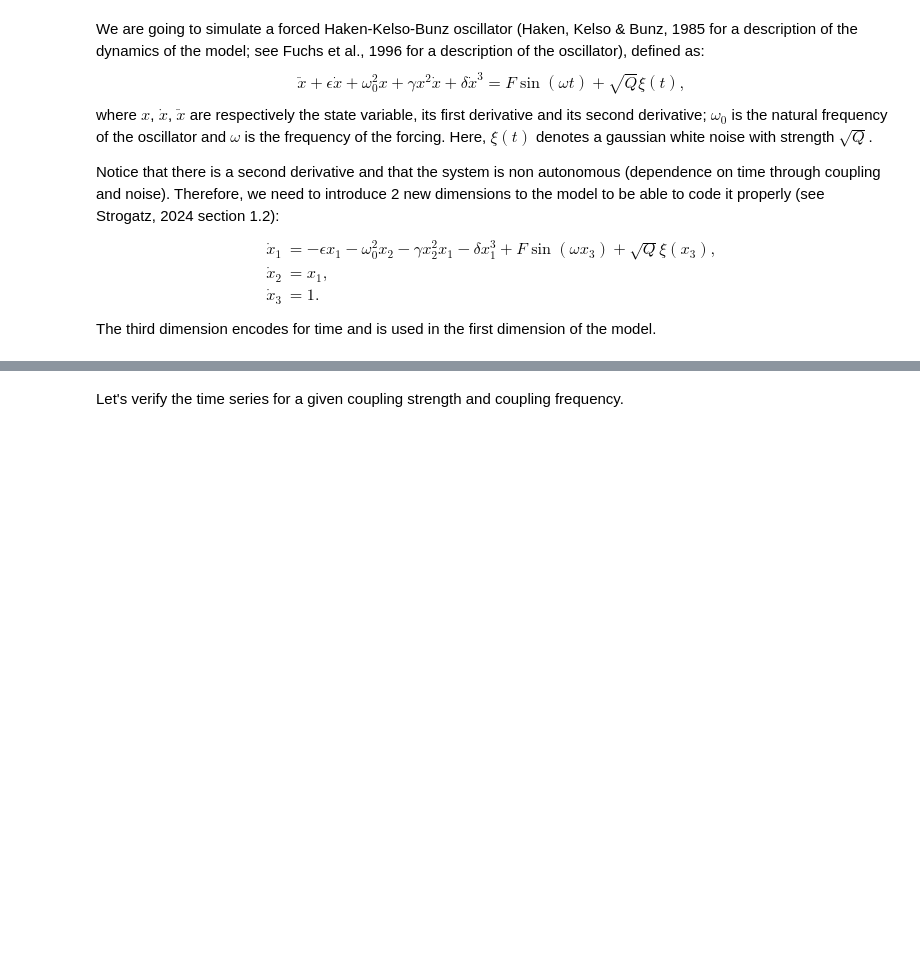
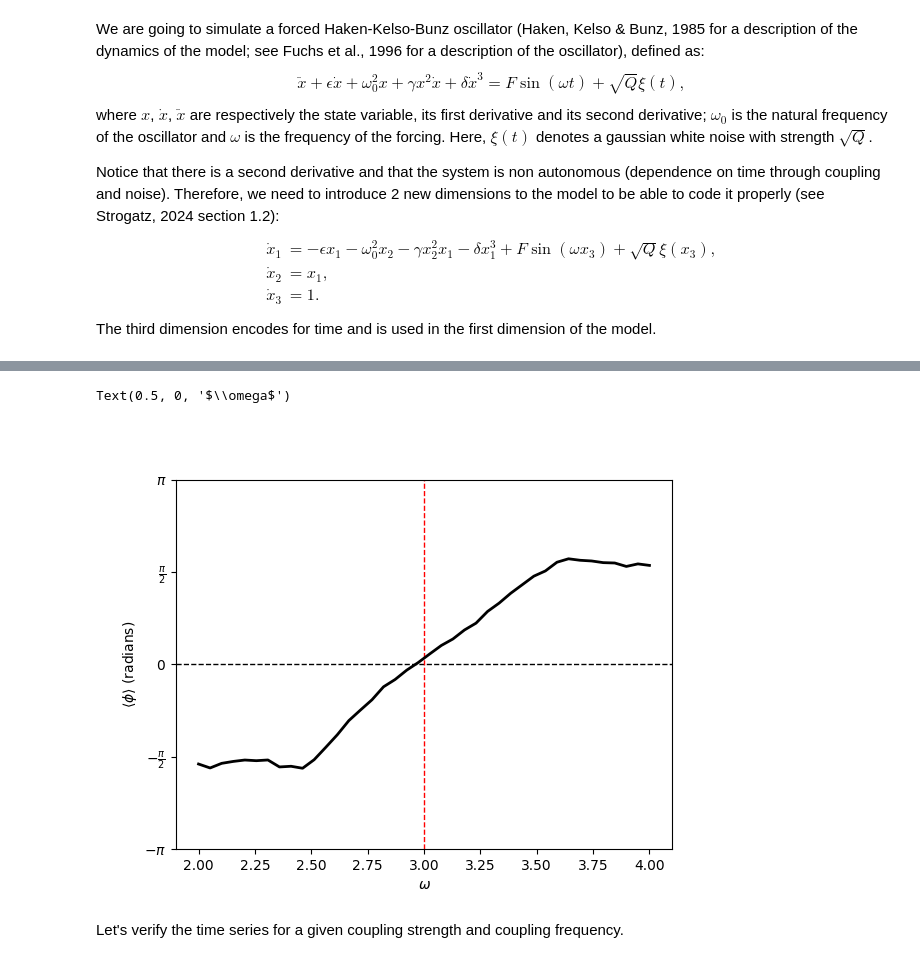
Before and after one commit to martinleguennec/Simulate-Arnold-tongue, a Jupyter notebook: main.ipynb, the cells around one changed output, grey strips where cells are left out. Saved outputs shown, nothing was run; the diff lists cells and outputs as text; code cells hidden in the pictures; blank space fills up the shorter version.

```diff
--- a/main.ipynb
+++ b/main.ipynb
@@ -45,3 +47,16 @@ Total simulation time: 0.92 minutes
+# %%
+plt.figure()
+plt.plot(frequencies_list, -stats_list[1,-1,:], "k", linewidth=2)
+plt.axhline(0, color='k', linestyle='--', linewidth=1, zorder=0)
+plt.axvline(omega_0, color='r', linestyle='--', linewidth=1, zorder=0)
+# Y axis is in radians
+plt.yticks(np.arange(-np.pi, np.pi + 0.1, np.pi/2),
+           [r'$-\pi$', r'$-\frac{\pi}{2}$', r'$0$', r'$\frac{\pi}{2}$', r'$\pi$'])
+plt.ylabel(r"$\langle\phi\rangle$ (radians)")
+plt.xlabel(r"$\omega$")
+# %% [output]
+Text(0.5, 0, '$\\omega$')
+[figure, added]
 # %% [markdown]
 Let's verify the time series for a given coupling strength and coupling frequency.
 # %%
```
Also changed, not shown: parts of 5 cells of this notebook, 1 other file.
